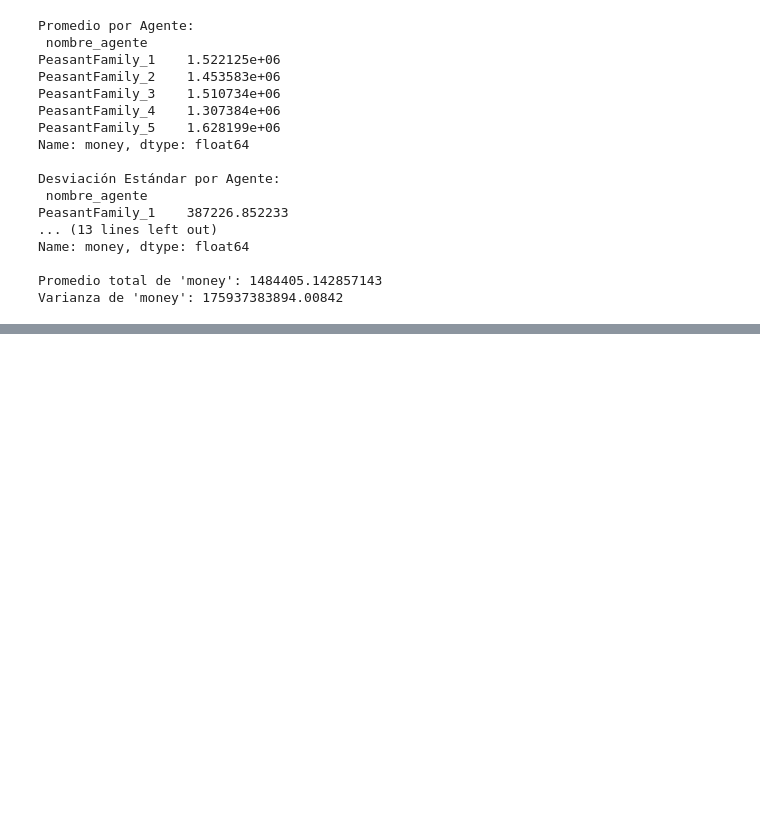
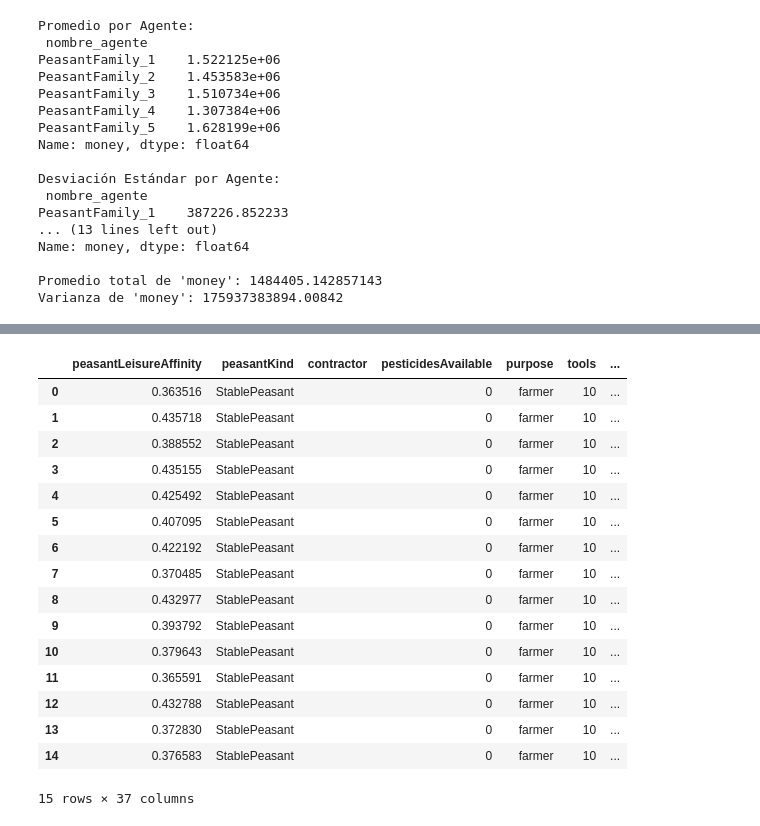
Before and after one commit to SIDRePUJ/wpsSimulator, a Jupyter notebook: src/main/resources/test01.ipynb, the cells around one changed output, grey strips where cells are left out. Cells and saved outputs as stored; diff of their text form; code cells hidden in the pictures; blank space fills up the shorter version.

```diff
--- a/src/main/resources/test01.ipynb
+++ b/src/main/resources/test01.ipynb
@@ -100,0 +168,20 @@ Varianza de 'money': 175937383894.00842
+# %%
+dfNOEmotions
+# %% [output]
+|  | peasantLeisureAffinity | peasantKind | contractor | pesticidesAvailable | purpose | tools | ... |
+| 0 | 0.363516 | StablePeasant |  | 0 | farmer | 10 | ... |
+| 1 | 0.435718 | StablePeasant |  | 0 | farmer | 10 | ... |
+| 2 | 0.388552 | StablePeasant |  | 0 | farmer | 10 | ... |
+| 3 | 0.435155 | StablePeasant |  | 0 | farmer | 10 | ... |
+| 4 | 0.425492 | StablePeasant |  | 0 | farmer | 10 | ... |
+| 5 | 0.407095 | StablePeasant |  | 0 | farmer | 10 | ... |
+| 6 | 0.422192 | StablePeasant |  | 0 | farmer | 10 | ... |
+| 7 | 0.370485 | StablePeasant |  | 0 | farmer | 10 | ... |
+| 8 | 0.432977 | StablePeasant |  | 0 | farmer | 10 | ... |
+| 9 | 0.393792 | StablePeasant |  | 0 | farmer | 10 | ... |
+| 10 | 0.379643 | StablePeasant |  | 0 | farmer | 10 | ... |
+| 11 | 0.365591 | StablePeasant |  | 0 | farmer | 10 | ... |
+| 12 | 0.432788 | StablePeasant |  | 0 | farmer | 10 | ... |
+| 13 | 0.372830 | StablePeasant |  | 0 | farmer | 10 | ... |
+| 14 | 0.376583 | StablePeasant |  | 0 | farmer | 10 | ... |
+15 rows × 37 columns
```
Also changed, not shown: parts of 8 cells of this notebook, 12 other files.
